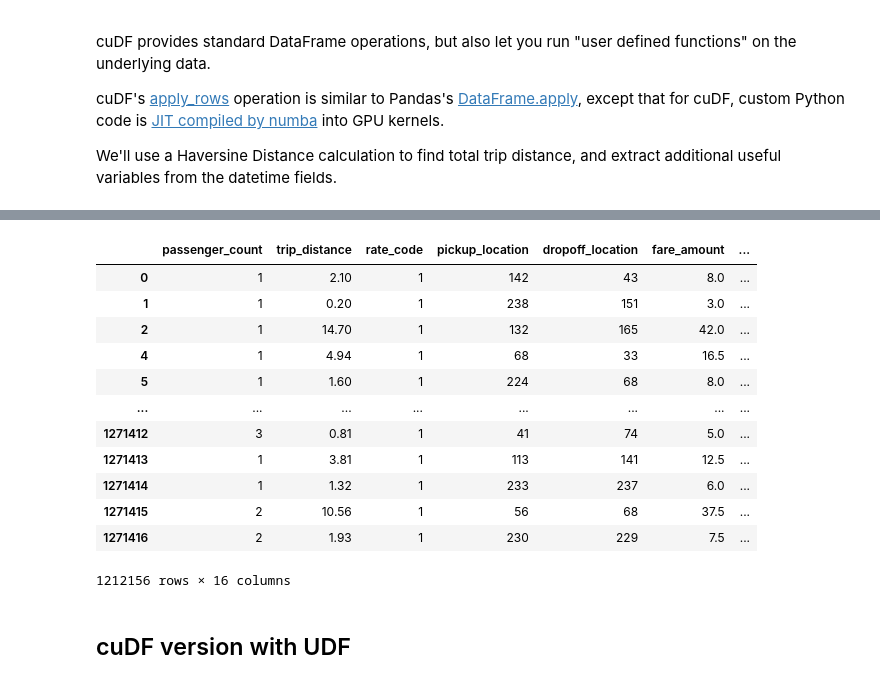
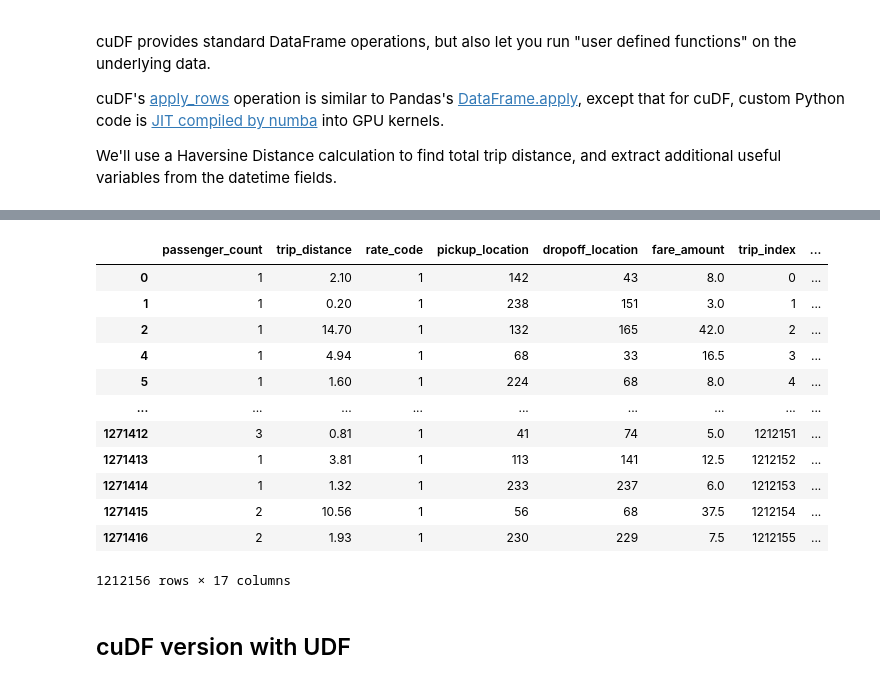
Before and after one commit to shwina/rapids-tutorial-gtc-2023, a Jupyter notebook: NYCTaxi.ipynb, the cells around one changed output, grey strips where cells are left out. Drawn from its saved outputs; the diff is of its cells as text; code cells hidden in the pictures.

```diff
--- a/NYCTaxi.ipynb
+++ b/NYCTaxi.ipynb
@@ -192,0 +237,12 @@ import seaborn as sns
+# %%
+%%time
+
+# apply a list of filter conditions to throw out records with missing or outlier values
+query_frags = [
+    'fare_amount > 0 and fare_amount < 500',
+    'passenger_count > 0 and passenger_count < 6',
+]
+df = df.query(' and '.join(query_frags)).copy()
+
+# inspect the results of cleaning
+display(df)
@@ -192,0 +265,14 @@ import seaborn as sns
+# %%
+%%time
+
+# TODO: RAPIDS version with "gdf_subset" as output
+
+# apply a list of filter conditions to throw out records with missing or outlier values
+query_frags = [
+    'fare_amount > 0 and fare_amount < 500',
+    'passenger_count > 0 and passenger_count < 6',
+]
+gdf = gdf.query(' and '.join(query_frags)).copy()
+
+# inspect the results of cleaning
+display(gdf)
@@ -268,7 +316,6 @@ def add_pickup_and_dropoff_coordinates(df):
     df['trip_index'] = range(len(df))
     pickup_merged = df.merge(taxi_zones, left_on='pickup_location', right_on='LocationID', how='left')
     dropoff_merged = df.merge(taxi_zones, left_on='dropoff_location', right_on='LocationID', how='left')
-    print(pickup_merged)
     pickup_merged.reset_index(drop=True)
     dropoff_merged.reset_index(drop=True)
     df['pickup_latitude'] = pickup_merged['y']
@@ -278,6 +325,6 @@ def add_pickup_and_dropoff_coordinates(df):
 
     return df
 
-df_subset = add_pickup_and_dropoff_coordinates(df_subset)
-df_subset
+df = add_pickup_and_dropoff_coordinates(df)
+display(df)
 # %% [output]
@@ -322,7 +354,6 @@ def add_pickup_and_dropoff_coordinates(df):
     dropoff_merged = df.merge(taxi_zones, left_on='dropoff_location', right_on='LocationID', how='left')
     pickup_merged = pickup_merged.sort_values("trip_index").reset_index(drop=True)
     dropoff_merged = dropoff_merged.sort_values("trip_index").reset_index(drop=True)
-    print(pickup_merged)
     df['pickup_latitude'] = pickup_merged['y']
     df['pickup_longitude'] = pickup_merged['x']
     df['dropoff_latitude'] = dropoff_merged['y']
@@ -330,6 +361,6 @@ def add_pickup_and_dropoff_coordinates(df):
 
     return df
 
-gdf_subset = add_pickup_and_dropoff_coordinates(gdf_subset)
-gdf_subset
+gdf = add_pickup_and_dropoff_coordinates(gdf)
+gdf
 # %% [output]
@@ -386,6 +404,6 @@ taxi_df
 %%time
 
 # actually add the features
-taxi_gdf = add_datetime_features(gdf_subset)
-taxi_gdf
+gdf = add_datetime_features(gdf)
+gdf
 # %% [output]
@@ -394,16 +412,16 @@ Wall time: 15.1 ms
-|  | passenger_count | trip_distance | rate_code | pickup_location | dropoff_location | fare_amount | ... |
-| 0 | 1 | 2.10 | 1 | 142 | 43 | 8.0 | ... |
-| 1 | 1 | 0.20 | 1 | 238 | 151 | 3.0 | ... |
-| 2 | 1 | 14.70 | 1 | 132 | 165 | 42.0 | ... |
-| 4 | 1 | 4.94 | 1 | 68 | 33 | 16.5 | ... |
-| 5 | 1 | 1.60 | 1 | 224 | 68 | 8.0 | ... |
-| ... | ... | ... | ... | ... | ... | ... | ... |
-| 1271412 | 3 | 0.81 | 1 | 41 | 74 | 5.0 | ... |
-| 1271413 | 1 | 3.81 | 1 | 113 | 141 | 12.5 | ... |
-| 1271414 | 1 | 1.32 | 1 | 233 | 237 | 6.0 | ... |
-| 1271415 | 2 | 10.56 | 1 | 56 | 68 | 37.5 | ... |
-| 1271416 | 2 | 1.93 | 1 | 230 | 229 | 7.5 | ... |
+|  | passenger_count | trip_distance | rate_code | pickup_location | dropoff_location | fare_amount | trip_index | ... |
+| 0 | 1 | 2.10 | 1 | 142 | 43 | 8.0 | 0 | ... |
+| 1 | 1 | 0.20 | 1 | 238 | 151 | 3.0 | 1 | ... |
+| 2 | 1 | 14.70 | 1 | 132 | 165 | 42.0 | 2 | ... |
+| 4 | 1 | 4.94 | 1 | 68 | 33 | 16.5 | 3 | ... |
+| 5 | 1 | 1.60 | 1 | 224 | 68 | 8.0 | 4 | ... |
+| ... | ... | ... | ... | ... | ... | ... | ... | ... |
+| 1271412 | 3 | 0.81 | 1 | 41 | 74 | 5.0 | 1212151 | ... |
+| 1271413 | 1 | 3.81 | 1 | 113 | 141 | 12.5 | 1212152 | ... |
+| 1271414 | 1 | 1.32 | 1 | 233 | 237 | 6.0 | 1212153 | ... |
+| 1271415 | 2 | 10.56 | 1 | 56 | 68 | 37.5 | 1212154 | ... |
+| 1271416 | 2 | 1.93 | 1 | 230 | 229 | 7.5 | 1212155 | ... |
-1212156 rows × 16 columns
+1212156 rows × 17 columns
 # %% [markdown]
 ## cuDF version with UDF
 # %% [markdown]
```
Also changed, not shown: parts of 36 cells of this notebook.
